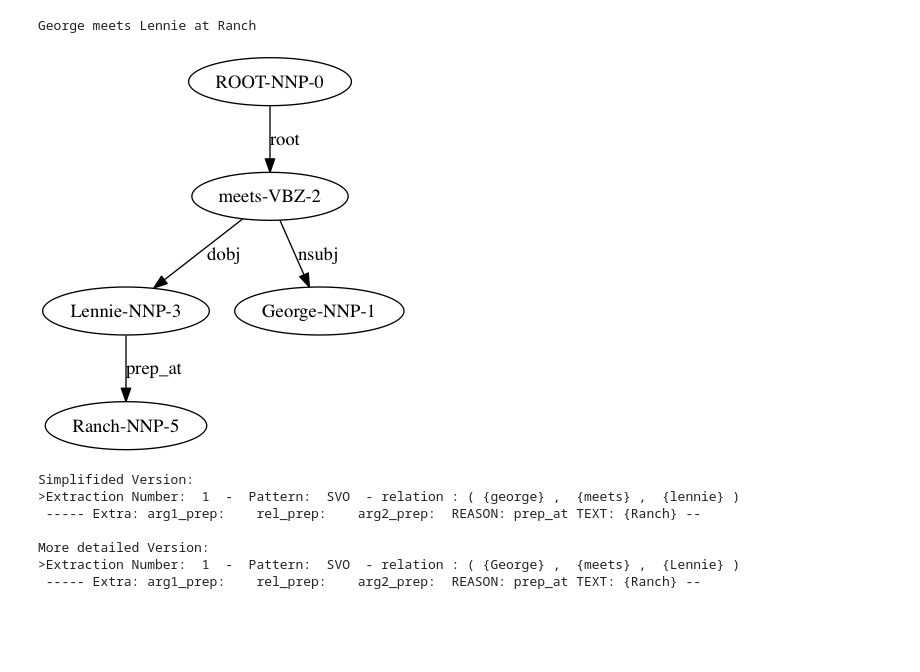
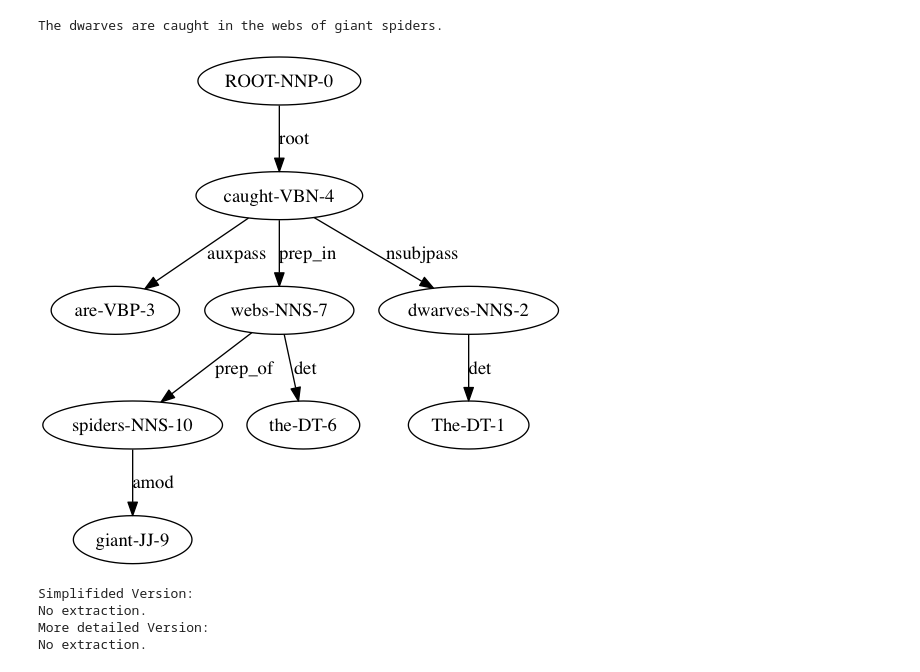
Before and after one commit to kwang1993/Story-Miner, a Jupyter notebook: final_version_relex/base_codes/RE_behnam_test.ipynb, the cells around one changed output. Drawn from its saved outputs; the diff is of its cells as text; code cells hidden in the pictures; blank space fills up the shorter version.

```diff
--- a/final_version_relex/base_codes/RE_behnam_test.ipynb
+++ b/final_version_relex/base_codes/RE_behnam_test.ipynb
@@ -72,42 +72,40 @@ annotator = Annotator()
 #t_orig = "Lennie reveals a dead mouse that Lennie's aunt Clara gave to Lennie. Lennie reveals a dead mouse his aunt Clara gave to him."
 #t_orig = "Mary gave xyz to Lennie."
 #t_orig = "Mary escaped from the city."
-t_orig = "George meets Lennie at Ranch"
+#t_orig = "Bilbo starts an adventure in the hobbit story. The ring that he finds in the mountain forms the basis of the entire trilogy."
+t_orig = "The dwarves are caught in the webs of giant spiders."#, and Bilbo must rescue the dwarves and Gandalf with Bilbo's sword and magic ring."
 
 #t_orig = t_orig.replace("-",".")
 t_orig = t_orig.replace("(","")
 t_orig = t_orig.replace(")","")
 #t_orig = change_nt_to_not(t_orig)
 t_orig = clean_sent(t_orig)
 t_sentences = sent_tokenize(t_orig)
 for t in t_sentences:
     print t
     t_annotated = annotator.getAnnotations(t, dep_parse=True)
     #print t_annotated
     dep = t_annotated['dep_parse']
     g_dir = create_dep_graph(t_annotated)
     if g_dir is None:
         print "No extraction found"
         continue
     #if SHOW_DP_PLOTS:
     plot_dep(g_dir,t)
     g_undir = g_dir.to_undirected()
     rels_pure, rels_simp = get_relations(g_dir, t_annotated,EXTRACT_NESTED_PREPOSITIONS_RELS=True, option="SVO")
     #rels_pure, rels_simp = get_relations_n_aray(g_dir, t_annotated, option="SVO")
     #print rels_pure
     #print "simplified"
     #print rels_simp
     print "Simplifided Version:"
     print_relations(rels_simp)
     print "More detailed Version:"
     print_relations(rels_pure)
 # %% [output]
-George meets Lennie at Ranch
+The dwarves are caught in the webs of giant spiders.
-[figure, old version]
+[figure, new version]
 Simplifided Version:
->Extraction Number:  1  -  Pattern:  SVO  - relation : ( {george} ,  {meets} ,  {lennie} )
- ----- Extra: arg1_prep:    rel_prep:    arg2_prep:  REASON: prep_at TEXT: {Ranch} --
-
+No extraction.
 More detailed Version:
->Extraction Number:  1  -  Pattern:  SVO  - relation : ( {George} ,  {meets} ,  {Lennie} )
- ----- Extra: arg1_prep:    rel_prep:    arg2_prep:  REASON: prep_at TEXT: {Ranch} --
+No extraction.
```
Also changed, not shown: 18 other files.
